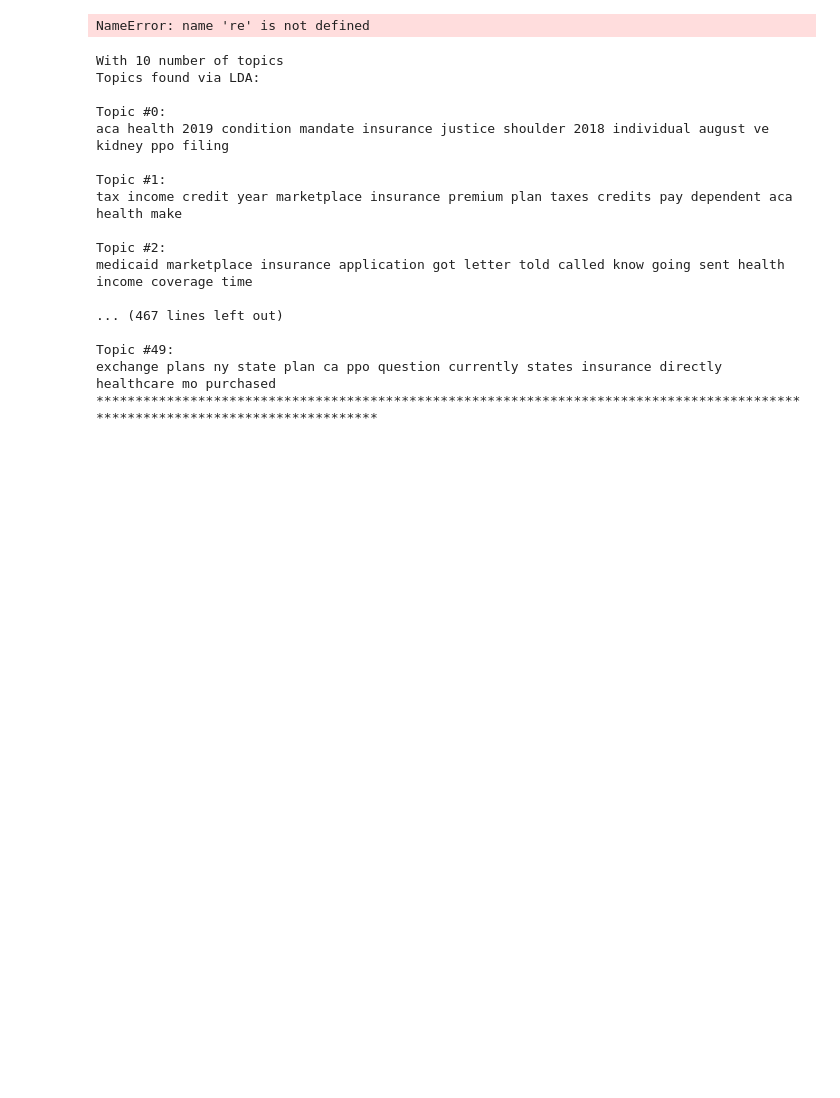
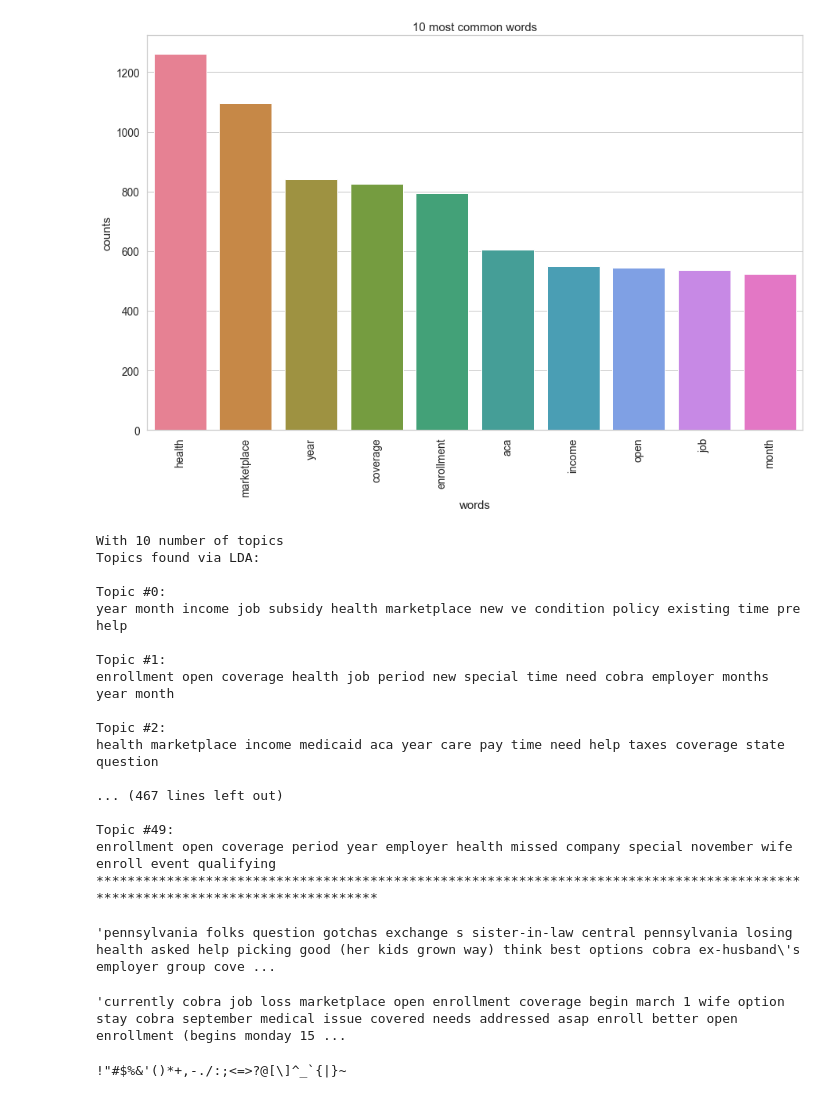
Before and after one commit to vmmadathil/forums_aca_needs, a Jupyter notebook: notebooks/01-vm-title-and-post-exploring.ipynb, the cells around one changed output. Saved outputs shown, nothing was run; the diff lists cells and outputs as text; code cells hidden in the pictures; blank space fills up the shorter version.

```diff
--- a/notebooks/01-vm-title-and-post-exploring.ipynb
+++ b/notebooks/01-vm-title-and-post-exploring.ipynb
@@ -52,34 +52,40 @@ def plot_10_most_common_words(count_data, count_vectorizer):
     count_dict = (zip(words, total_counts))
     count_dict = sorted(count_dict, key=lambda x:x[1], reverse=True)[0:10]
     words = [w[0] for w in count_dict]
     counts = [w[1] for w in count_dict]
     x_pos = np.arange(len(words))
 
     plt.figure(2, figsize=(15, 15/1.6180))
     plt.subplot(title='10 most common words')
     sns.set_context("notebook", font_scale=1.25, rc={"lines.linewidth": 2.5})
     sns.barplot(x_pos, counts, palette='husl')
     plt.xticks(x_pos, words, rotation=90)
     plt.xlabel('words')
     plt.ylabel('counts')
     plt.show()
 
 # Initialise the count vectorizer with the English stop words
 count_vectorizer = CountVectorizer(stop_words='english')
 
 #making a column that is all text
 posts['all_text'] = posts['processed_title'].str.cat(posts['processed_text'], sep = ' ')
 
 #getting rid of 'insurance'
 posts['all_text'] = posts['all_text'].map(lambda x: re.sub('insurance', '', x))
 
+#getting rid of 'plan'
+posts['all_text'] = posts['all_text'].map(lambda x: re.sub('plan', '', x))
+
+#removing extra spaces
+posts['all_text'] = posts['all_text'].replace(r"  ", " ", regex=True)
+
 # Fit and transform the processed titles
 count_data = count_vectorizer.fit_transform(posts['all_text'])
 
 # Visualise the 10 most common words
 plot_10_most_common_words(count_data, count_vectorizer)
 # %% [output]
-NameError: name 're' is not defined
+[figure, added]
 # %%
 import warnings
 warnings.simplefilter("ignore", DeprecationWarning)# Load the LDA model from sk-learn
@@ -114,16 +120,37 @@ With 10 number of topics
 Topics found via LDA:
 
 Topic #0:
-aca health 2019 condition mandate insurance justice shoulder 2018 individual august ve kidney ppo filing
+year month income job subsidy health marketplace new ve condition policy existing time pre help
 
 Topic #1:
-tax income credit year marketplace insurance premium plan taxes credits pay dependent aca health make
+enrollment open coverage health job period new special time need cobra employer months year month
 
 Topic #2:
-medicaid marketplace insurance application got letter told called know going sent health income coverage time
+health marketplace income medicaid aca year care pay time need help taxes coverage state question
 
 ... (467 lines left out)
 
 Topic #49:
-exchange plans ny state plan ca ppo question currently states insurance directly healthcare mo purchased
+enrollment open coverage period year employer health missed company special november wife enroll event qualifying
 ******************************************************************************************************************************
+# %%
+posts['all_text'][0]
+# %% [output]
+'pennsylvania folks question gotchas exchange s sister-in-law central pennsylvania losing health asked help picking good (her kids grown way) think best options cobra ex-husband\'s employer group cove ...
+# %%
+posts['all_text'] = posts['all_text'].map(lambda x: re.sub(r'i\'m', 'i am', x))
+posts['all_text'] = posts['all_text'].map(lambda x: re.sub(' s ', ' ', x))
+posts['all_text'] = posts['all_text'].map(lambda x: re.sub(r' \'', '', x))
+posts['all_text'] = posts['all_text'].map(lambda x: re.sub(r'\'', '', x))
+
+posts['all_text'] = posts['all_text'].replace(r"  ", " ", regex=True)
+
+posts['all_text'][2]
+# %% [output]
+'currently cobra job loss marketplace open enrollment coverage begin march 1 wife option stay cobra september medical issue covered needs addressed asap enroll better open enrollment (begins monday 15 ...
+# %%
+import string
+
+print(string.punctuation)
+# %% [output]
+!"#$%&'()*+,-./:;<=>?@[\]^_`{|}~
```
Also changed, not shown: parts of 1 cell of this notebook.
